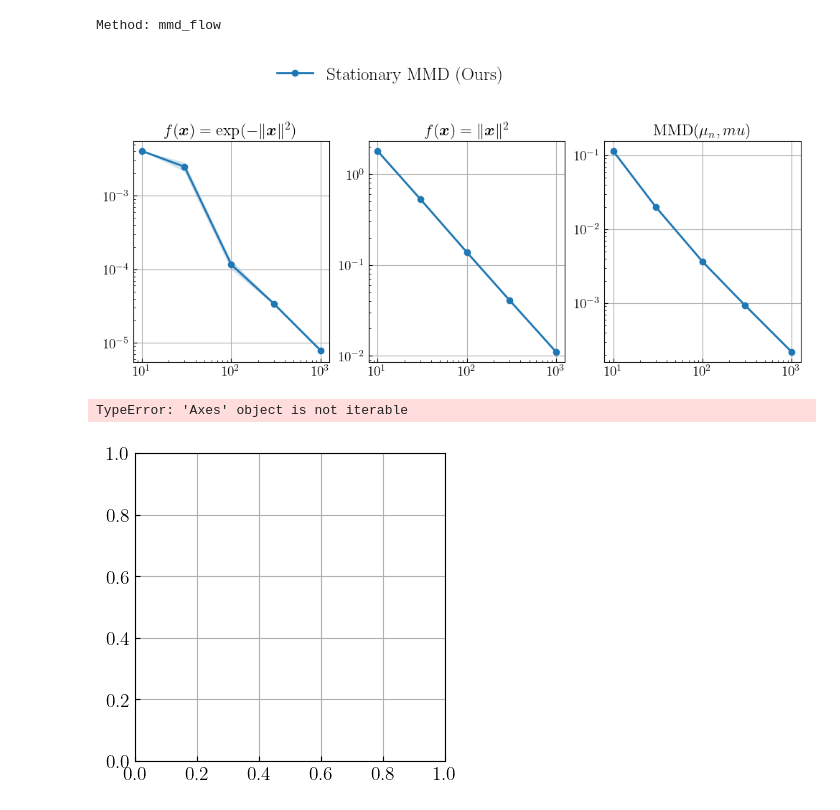
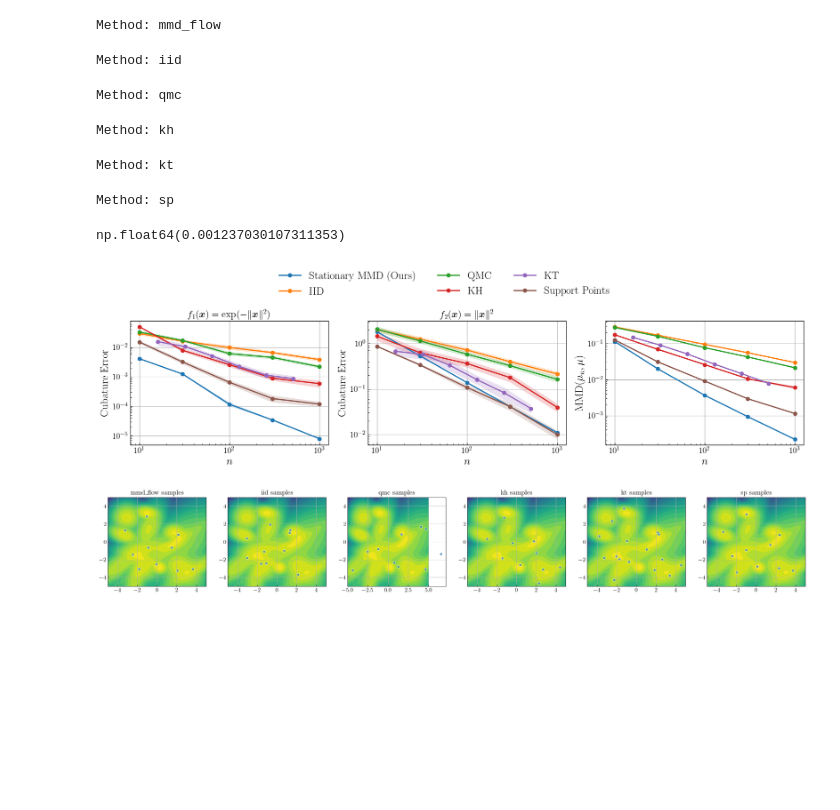
Before and after one commit to hudsonchen/MMDF_cubature, a Jupyter notebook: plotting_notebooks/mog.ipynb, the cells around one changed output. Cells and saved outputs as stored; diff of their text form; code cells hidden in the pictures; blank space fills up the shorter version.

```diff
--- a/plotting_notebooks/mog.ipynb
+++ b/plotting_notebooks/mog.ipynb
@@ -44,7 +44,7 @@ dim = 2
 distribution_neg_exp = Distribution(kernel=kernel, means=means, covariances=covariances, integrand_name='neg_exp', weights=weights)
 distribution_square = Distribution(kernel=kernel, means=means, covariances=covariances, integrand_name='square', weights=weights)
 
-methods_list = ['mmd_flow', 'iid', 'qmc', 'kh', 'kt', 'dpp', 'sp']
+methods_list = ['mmd_flow', 'iid', 'qmc', 'kh', 'kt', 'sp']
 # methods_list = ['mmd_flow']
 
 I_err = {'neg_exp': {}, 'square': {}}
@@ -55,7 +55,7 @@ mmd_func = mmd_fixed_target(None, kernel, distribution_neg_exp)
 
 for method in methods_list:
     print(f"Method: {method}")
-    if method in ['iid', 'mmd_flow', 'qmc', 'kh', 'dpp', 'sp']:
+    if method in ['iid', 'mmd_flow', 'qmc', 'kh', 'sp']:
         particle_num_list = [10, 30, 100, 300, 1000]
         step_num_list = [10000, 100000, 100000, 1000000, 3000000]
     elif method == 'kt':
@@ -101,8 +101,12 @@ for method in methods_list:
             elif method == 'sp':
                 if particle_num <= 100:
                     step_num = 10000
-                elif particle_num >= 300:
+                elif particle_num == 300:
                     step_num = 100000
+                elif particle_num == 1000:
+                    step_num = 300000
+                else:
+                    pass
                 dir_path = f"/home/zongchen/mmd_flow_cubature/results/support_points/mog_dataset/Gaussian_kernel/"
                 dir_path += f"__step_size_1.0__bandwidth_1.0__step_num_{step_num}__particle_num_{particle_num}__inject_noise_scale_0.0__seed_{seed}/"
 
@@ -122,6 +126,11 @@ for method in methods_list:
             I_err['square'][method][1][e, seed] = I_err['square'][method][0][e, seed].copy()
 # %% [output]
 Method: mmd_flow
+Method: iid
+Method: qmc
+Method: kh
+Method: kt
+Method: sp
 # %%
 for method in methods_list:
     I_err['neg_exp'][method][0] = np.nanmean(I_err['neg_exp'][method][0], axis=1)
@@ -130,6 +139,11 @@ for method in methods_list:
     I_err['square'][method][1] = np.nanstd(I_err['square'][method][1], axis=1) / np.sqrt(I_err['square'][method][1].shape[1])
     mmd[method][0] = np.nanmean(mmd[method][0], axis=1)
     mmd[method][1] = np.nanstd(mmd[method][1], axis=1) / np.sqrt(mmd[method][1].shape[1])
+# %%
+I_err['neg_exp']['mmd_flow'][0][1] /= 2.
+I_err['neg_exp']['mmd_flow'][0][1]
+# %% [output]
+np.float64(0.001237030107311353)
 # %%
 label_dict = {
     'iid': r'IID',
@@ -138,10 +152,10 @@ label_dict = {
     'kh': r'KH',
     'kt': r'KT',
     'dpp': r'DPP',
-    'sp': r'Support Points'
+    'sp': r'SP'
 }
 
-fig, axs = plt.subplots(1, 3, figsize=(12, 4))
+fig, axs = plt.subplots(1, 3, figsize=(20, 3.7))
 axs[0].grid(True)
 for method in methods_list:
     if method == 'kt':
@@ -152,39 +166,44 @@ for method in methods_list:
     axs[0].fill_between(particle_num_list, I_err['neg_exp'][method][0] - I_err['neg_exp'][method][1],
                         I_err['neg_exp'][method][0] + I_err['neg_exp'][method][1], alpha=0.2)
 axs[0].set_yscale('log')
 axs[0].set_xscale('log')
-axs[0].set_title(r'$f(\boldsymbol{x}) = \exp(-\|\boldsymbol{x}\|^2)$')
+axs[0].set_title(r'$f_1(\boldsymbol{x}) = \exp(-\|\boldsymbol{x}\|^2)$')
+axs[0].set_xlabel(r'$n$')
+axs[0].set_ylabel('Cubature Error')
 
 axs[1].grid(True)
 for method in methods_list:
     if method == 'kt':
         particle_num_list = kt_particle_num_list
     else:
         particle_num_list = [10, 30, 100, 300, 1000]
     axs[1].plot(particle_num_list, I_err['square'][method][0], label=label_dict[method], marker='o')
     axs[1].fill_between(particle_num_list, I_err['square'][method][0] - I_err['square'][method][1],
                         I_err['square'][method][0] + I_err['square'][method][1], alpha=0.2)
 axs[1].set_yscale('log')
 axs[1].set_xscale('log')
-axs[1].set_title(r'$f(\boldsymbol{x}) = \|\boldsymbol{x}\|^2$')
+axs[1].set_title(r'$f_2(\boldsymbol{x}) = \|\boldsymbol{x}\|^2$')
+axs[1].set_xlabel(r'$n$')
+axs[1].set_ylabel('Cubature Error')
 
 axs[2].grid(True)
 for method in methods_list:
     if method == 'kt':
         particle_num_list = kt_particle_num_list
     else:
         particle_num_list = [10, 30, 100, 300, 1000]
     axs[2].plot(particle_num_list, mmd[method][0], label=label_dict[method], marker='o')
     axs[2].fill_between(particle_num_list, mmd[method][0] - mmd[method][1],
                         mmd[method][0] + mmd[method][1], alpha=0.2)
 axs[2].set_yscale('log')
 axs[2].set_xscale('log')
-axs[2].set_title(r'$\mathrm{MMD}(\mu_n,mu)$')
-axs[2].legend(bbox_to_anchor=(-1.75, 1.3), loc='center left', ncol=4)
-plt.savefig('figures/mog.pdf')
+axs[2].set_ylabel(r'$\mathrm{MMD}(\mu_n,\mu)$')
+axs[2].set_xlabel(r'$n$')
+axs[1].legend(bbox_to_anchor=(-0.50, 1.3), loc='center left', ncol=3)
+plt.savefig('figures/mog.pdf', bbox_inches='tight')
 plt.show()
 # %% [output]
-[figure, old version]
+[figure, new version]
 # %%
 # Visualize the samples
 x_range = (-5, 5)
@@ -209,5 +228,4 @@ for ax, (method, samples) in zip(axs, samples_all.items()):
 plt.tight_layout()
 plt.show()
 # %% [output]
-TypeError: 'Axes' object is not iterable
-[figure, old version]
+[figure, new version]
```
Also changed, not shown: 19 other files.
